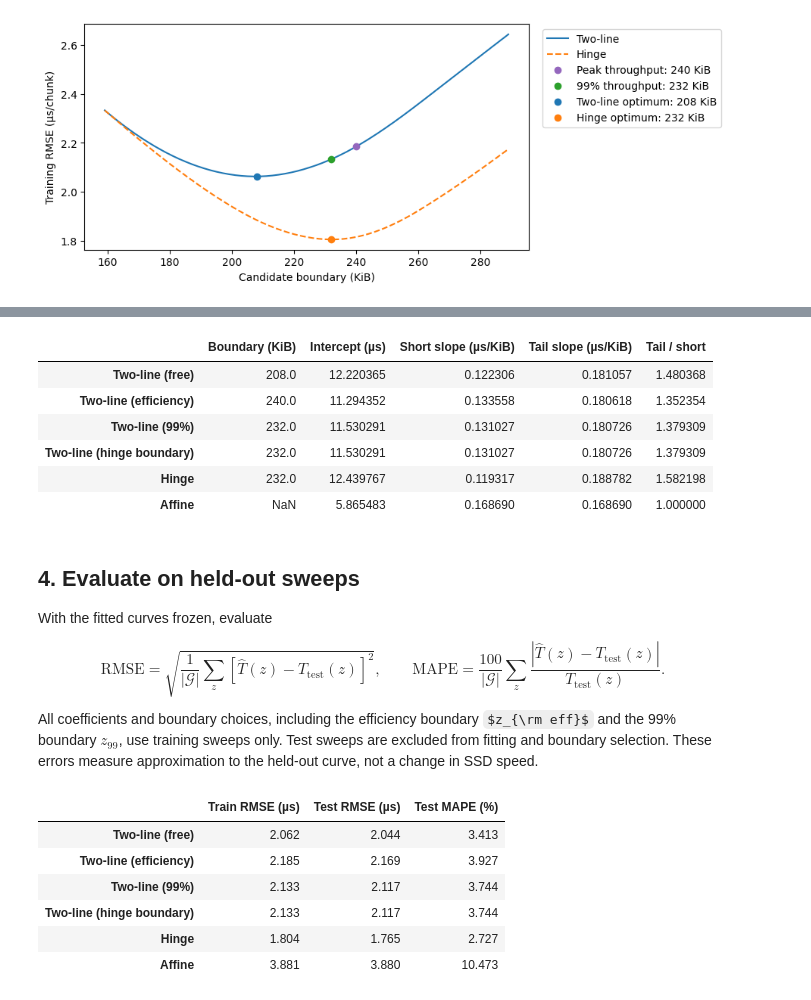
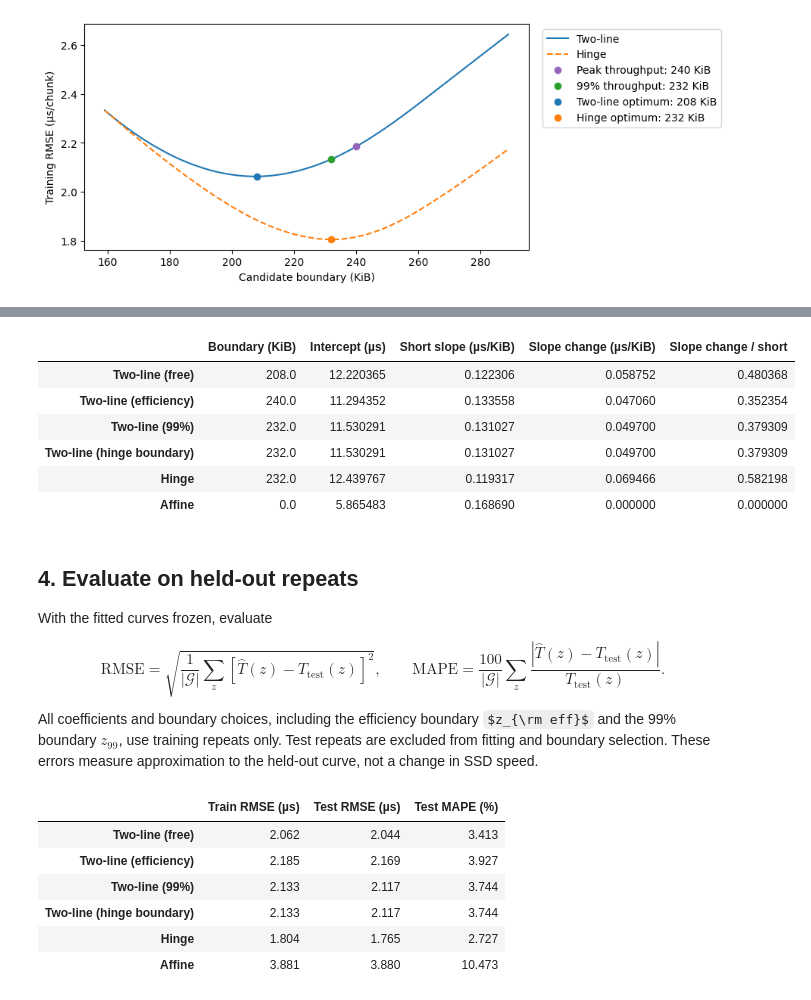
Before and after one commit to yabsed/vlm-in-flash-jupyter, a Jupyter notebook: results/01/01_02_chunk_latency.ipynb, the cells around one changed output, grey strips where cells are left out. Saved outputs shown, nothing was run; the diff lists cells and outputs as text; code cells hidden in the pictures; some formulas as TeX source.

```diff
--- a/results/01/01_02_chunk_latency.ipynb
+++ b/results/01/01_02_chunk_latency.ipynb
@@ -277,14 +290,14 @@ def fit_hinge(sizes, latencies, *, boundary):
         np.maximum(sizes - boundary, 0),
     ))
 
-    intercept, short_slope, delta =\
+    intercept, short_slope, slope_change =\
           np.linalg.lstsq(design, latencies, rcond=None)[0]
 
     return LatencyFit(
-        intercept   = intercept,
-        short_slope = short_slope,
-        tail_slope  = short_slope + delta,
-        boundary    = boundary,
+        intercept    = intercept,
+        short_slope  = short_slope,
+        slope_change = slope_change,
+        boundary     = boundary,
     )
 # %%
 def fit_affine(sizes, latencies):
@@ -369,23 +385,32 @@ ax.plot(
     label     = "Hinge",
 )
 
-# Step 2. mark selected boundaries on their error curves
+# Step 2. mark selected boundaries on the two-line curve
 
-boundaries = [
-    ( "Peak throughput",  peak_throughput_size, two_line_errors, "tab:purple"),
-    (  "99% throughput", throughput_99pct_size, two_line_errors, "tab:green"),
-    ("Two-line optimum",     two_line_boundary, two_line_errors, "tab:blue"),
-    (   "Hinge optimum",        hinge_boundary,    hinge_errors, "tab:orange"),
+two_line_boundaries = [
+    ( "Peak throughput",  peak_throughput_size, "tab:purple"),
+    (  "99% throughput", throughput_99pct_size, "tab:green"),
+    ("Two-line optimum",     two_line_boundary, "tab:blue"),
 ]
 
-for name, boundary, errors, color in boundaries:
+for name, boundary, color in two_line_boundaries:
     ax.plot(
         boundary,
-        1000 * errors[boundary],
+        1000 * two_line_errors[boundary],
         "o",
         color=color,
         label=f"{name}: {boundary:g} KiB",
     )
+
+# Step 3. mark the optimum on the hinge curve
+
+ax.plot(
+    hinge_boundary,
+    1000 * hinge_errors[hinge_boundary],
+    "o",
+    color="tab:orange",
+    label=f"Hinge optimum: {hinge_boundary:g} KiB",
+)
 
 # Finish
 
@@ -478,33 +513,33 @@ models = {
 # %%
 parameter_rows = {}
 
 for name, fit in models.items():
     parameter_rows[name] = {
-         "Boundary (KiB)"      : fit.boundary,
-        "Intercept (µs)"       : 1000 * fit.intercept,
-        "Short slope (µs/KiB)" : 1000 * fit.short_slope,
-         "Tail slope (µs/KiB)" : 1000 * fit.tail_slope,
-        "Tail / short"         : fit.tail_slope / fit.short_slope,
+        "Boundary (KiB)"         : fit.boundary,
+        "Intercept (µs)"         : 1000 * fit.intercept,
+        "Short slope (µs/KiB)"   : 1000 * fit.short_slope,
+        "Slope change (µs/KiB)"  : 1000 * fit.slope_change,
+        "Slope change / short"   : fit.slope_change / fit.short_slope,
     }
 
 pd.DataFrame.from_dict(parameter_rows, orient="index").round(6)
 # %% [output]
-|  | Boundary (KiB) | Intercept (µs) | Short slope (µs/KiB) | Tail slope (µs/KiB) | Tail / short |
-| Two-line (free) | 208.0 | 12.220365 | 0.122306 | 0.181057 | 1.480368 |
-| Two-line (efficiency) | 240.0 | 11.294352 | 0.133558 | 0.180618 | 1.352354 |
-| Two-line (99%) | 232.0 | 11.530291 | 0.131027 | 0.180726 | 1.379309 |
-| Two-line (hinge boundary) | 232.0 | 11.530291 | 0.131027 | 0.180726 | 1.379309 |
-| Hinge | 232.0 | 12.439767 | 0.119317 | 0.188782 | 1.582198 |
-| Affine | NaN | 5.865483 | 0.168690 | 0.168690 | 1.000000 |
+|  | Boundary (KiB) | Intercept (µs) | Short slope (µs/KiB) | Slope change (µs/KiB) | Slope change / short |
+| Two-line (free) | 208.0 | 12.220365 | 0.122306 | 0.058752 | 0.480368 |
+| Two-line (efficiency) | 240.0 | 11.294352 | 0.133558 | 0.047060 | 0.352354 |
+| Two-line (99%) | 232.0 | 11.530291 | 0.131027 | 0.049700 | 0.379309 |
+| Two-line (hinge boundary) | 232.0 | 11.530291 | 0.131027 | 0.049700 | 0.379309 |
+| Hinge | 232.0 | 12.439767 | 0.119317 | 0.069466 | 0.582198 |
+| Affine | 0.0 | 5.865483 | 0.168690 | 0.000000 | 0.000000 |
 # %% [markdown]
-## 4. Evaluate on held-out sweeps
+## 4. Evaluate on held-out repeats
 
 With the fitted curves frozen, evaluate
 
 $$\mathrm{RMSE}=\sqrt{\frac1{|\mathcal G|}\sum_z[\widehat T(z)-T_{\mathrm{test}}(z)]^2},\qquad
 \mathrm{MAPE}=\frac{100}{|\mathcal G|}\sum_z\frac{|\widehat T(z)-T_{\mathrm{test}}(z)|}{T_{\mathrm{test}}(z)}.$$
 
-All coefficients and boundary choices, including the efficiency boundary $z_{\rm eff}$ and the 99% boundary $z_{99}$, use training sweeps only. Test sweeps are excluded from fitting and boundary selection. These errors measure approximation to the held-out curve, not a change in SSD speed.
+All coefficients and boundary choices, including the efficiency boundary $z_{\rm eff}$ and the 99% boundary $z_{99}$, use training repeats only. Test repeats are excluded from fitting and boundary selection. These errors measure approximation to the held-out curve, not a change in SSD speed.
 # %%
 evaluation_rows = {}
 
```
Also changed, not shown: parts of 23 cells of this notebook, 9 other files.
